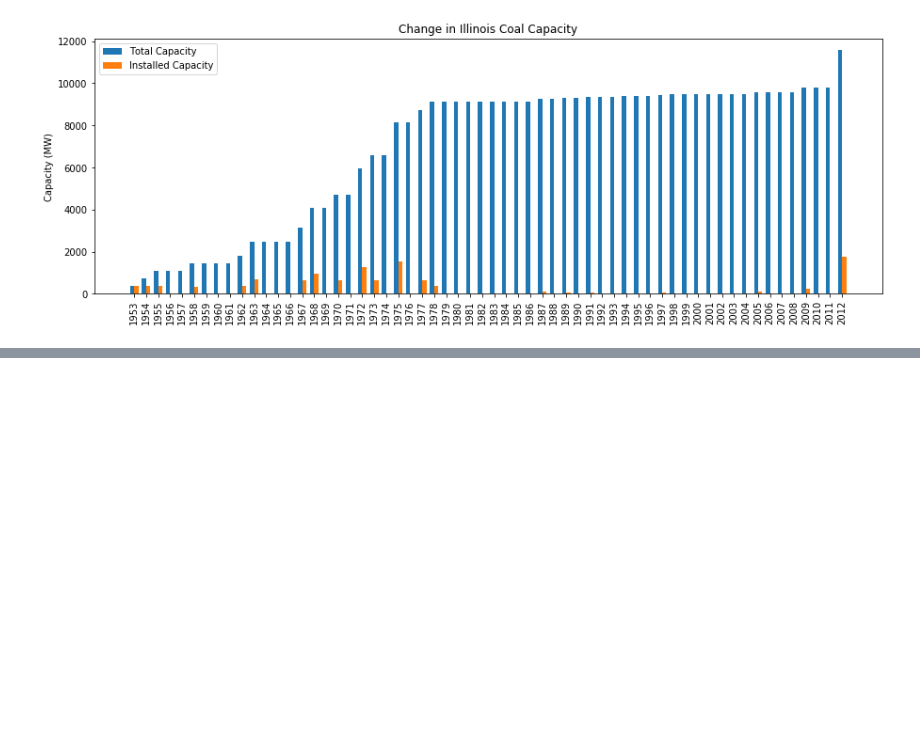
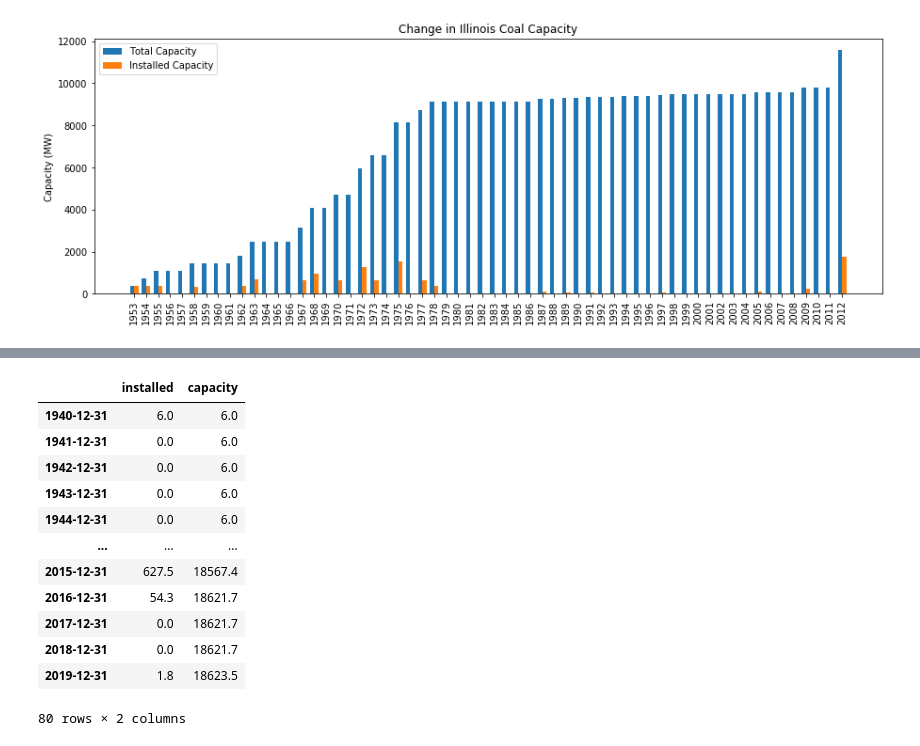
Before and after one commit to arfc/2021-04-nm-illinois, a Jupyter notebook: data/fossil_fuel_illinois.ipynb, the cells around one changed output, grey strips where cells are left out. Drawn from its saved outputs; the diff is of its cells as text; code cells hidden in the pictures; blank space fills up the shorter version.

```diff
--- a/data/fossil_fuel_illinois.ipynb
+++ b/data/fossil_fuel_illinois.ipynb
@@ -129,0 +183,16 @@ plt.show()
+# %%
+simple_df
+# %% [output]
+|  | installed | capacity |
+| 1940-12-31 | 6.0 | 6.0 |
+| 1941-12-31 | 0.0 | 6.0 |
+| 1942-12-31 | 0.0 | 6.0 |
+| 1943-12-31 | 0.0 | 6.0 |
+| 1944-12-31 | 0.0 | 6.0 |
+| ... | ... | ... |
+| 2015-12-31 | 627.5 | 18567.4 |
+| 2016-12-31 | 54.3 | 18621.7 |
+| 2017-12-31 | 0.0 | 18621.7 |
+| 2018-12-31 | 0.0 | 18621.7 |
+| 2019-12-31 | 1.8 | 18623.5 |
+80 rows × 2 columns
```
Also changed, not shown: parts of 10 cells of this notebook, 1 other file.
